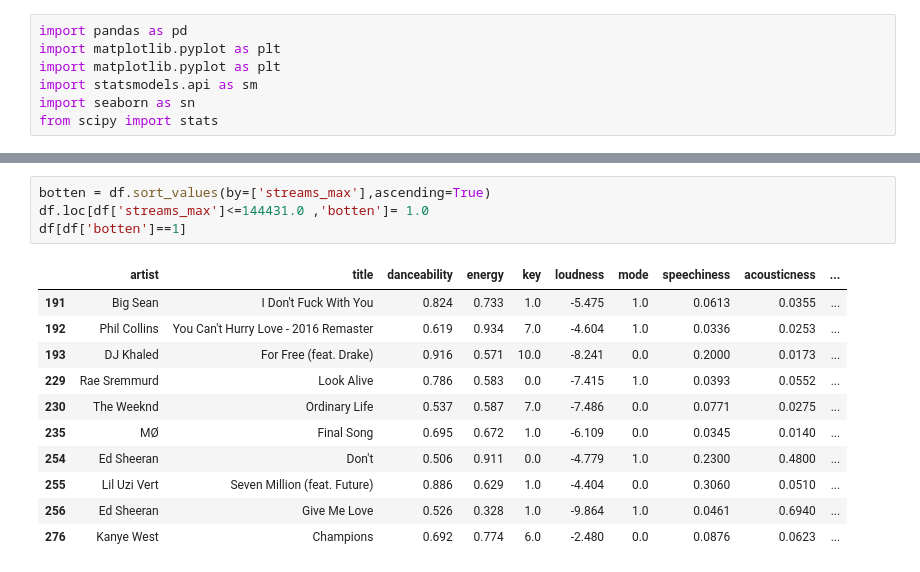
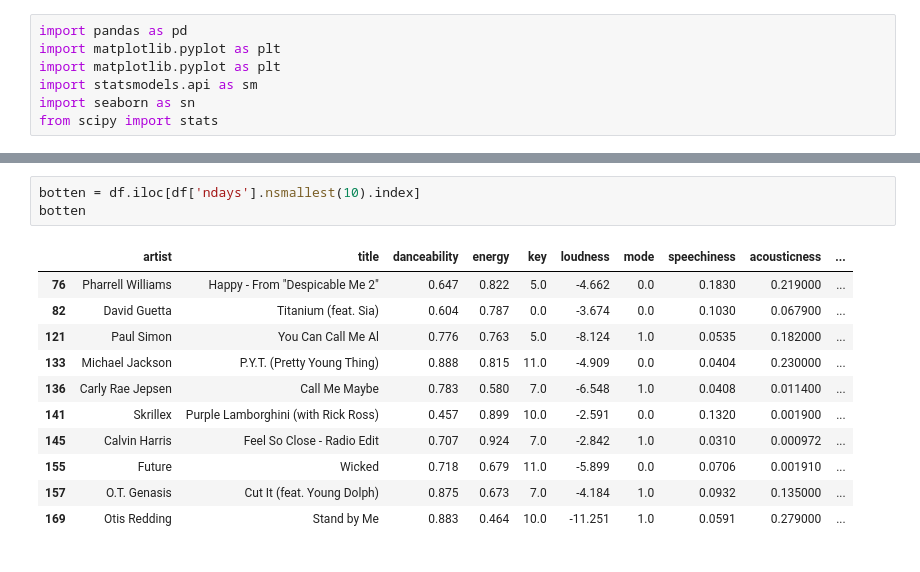
Before and after one commit to chriscc447/orie3120_final, a Jupyter notebook: differences_in_audio.ipynb, the cells around one changed output, grey strips where cells are left out. Saved outputs shown, nothing was run; the diff lists cells and outputs as text.

```diff
--- a/differences_in_audio.ipynb
+++ b/differences_in_audio.ipynb
@@ -30,16 +55,15 @@ df[df['topten']==1]
-# %%
-botten = df.sort_values(by=['streams_max'],ascending=True)
-df.loc[df['streams_max']<=144431.0 ,'botten']= 1.0
-df[df['botten']==1]
-# %% [output]
-|  | artist | title | danceability | energy | key | loudness | mode | speechiness | acousticness | ... |
-| 191 | Big Sean | I Don't Fuck With You | 0.824 | 0.733 | 1.0 | -5.475 | 1.0 | 0.0613 | 0.0355 | ... |
-| 192 | Phil Collins | You Can't Hurry Love - 2016 Remaster | 0.619 | 0.934 | 7.0 | -4.604 | 1.0 | 0.0336 | 0.0253 | ... |
-| 193 | DJ Khaled | For Free (feat. Drake) | 0.916 | 0.571 | 10.0 | -8.241 | 0.0 | 0.2000 | 0.0173 | ... |
-| 229 | Rae Sremmurd | Look Alive | 0.786 | 0.583 | 0.0 | -7.415 | 1.0 | 0.0393 | 0.0552 | ... |
-| 230 | The Weeknd | Ordinary Life | 0.537 | 0.587 | 7.0 | -7.486 | 0.0 | 0.0771 | 0.0275 | ... |
-| 235 | MØ | Final Song | 0.695 | 0.672 | 1.0 | -6.109 | 0.0 | 0.0345 | 0.0140 | ... |
-| 254 | Ed Sheeran | Don't | 0.506 | 0.911 | 0.0 | -4.779 | 1.0 | 0.2300 | 0.4800 | ... |
-| 255 | Lil Uzi Vert | Seven Million (feat. Future) | 0.886 | 0.629 | 1.0 | -4.404 | 0.0 | 0.3060 | 0.0510 | ... |
-| 256 | Ed Sheeran | Give Me Love | 0.526 | 0.328 | 1.0 | -9.864 | 1.0 | 0.0461 | 0.6940 | ... |
-| 276 | Kanye West | Champions | 0.692 | 0.774 | 6.0 | -2.480 | 0.0 | 0.0876 | 0.0623 | ... |
+# %%
+botten = df.iloc[df['ndays'].nsmallest(10).index]
+botten
+# %% [output]
+|  | artist | title | danceability | energy | key | loudness | mode | speechiness | acousticness | ... |
+| 76 | Pharrell Williams | Happy - From "Despicable Me 2" | 0.647 | 0.822 | 5.0 | -4.662 | 0.0 | 0.1830 | 0.219000 | ... |
+| 82 | David Guetta | Titanium (feat. Sia) | 0.604 | 0.787 | 0.0 | -3.674 | 0.0 | 0.1030 | 0.067900 | ... |
+| 121 | Paul Simon | You Can Call Me Al | 0.776 | 0.763 | 5.0 | -8.124 | 1.0 | 0.0535 | 0.182000 | ... |
+| 133 | Michael Jackson | P.Y.T. (Pretty Young Thing) | 0.888 | 0.815 | 11.0 | -4.909 | 0.0 | 0.0404 | 0.230000 | ... |
+| 136 | Carly Rae Jepsen | Call Me Maybe | 0.783 | 0.580 | 7.0 | -6.548 | 1.0 | 0.0408 | 0.011400 | ... |
+| 141 | Skrillex | Purple Lamborghini (with Rick Ross) | 0.457 | 0.899 | 10.0 | -2.591 | 0.0 | 0.1320 | 0.001900 | ... |
+| 145 | Calvin Harris | Feel So Close - Radio Edit | 0.707 | 0.924 | 7.0 | -2.842 | 1.0 | 0.0310 | 0.000972 | ... |
+| 155 | Future | Wicked | 0.718 | 0.679 | 11.0 | -5.899 | 0.0 | 0.0706 | 0.001910 | ... |
+| 157 | O.T. Genasis | Cut It (feat. Young Dolph) | 0.875 | 0.673 | 7.0 | -4.184 | 1.0 | 0.0932 | 0.135000 | ... |
+| 169 | Otis Redding | Stand by Me | 0.883 | 0.464 | 10.0 | -11.251 | 1.0 | 0.0591 | 0.279000 | ... |
```
Also changed, not shown: parts of 28 cells of this notebook.
